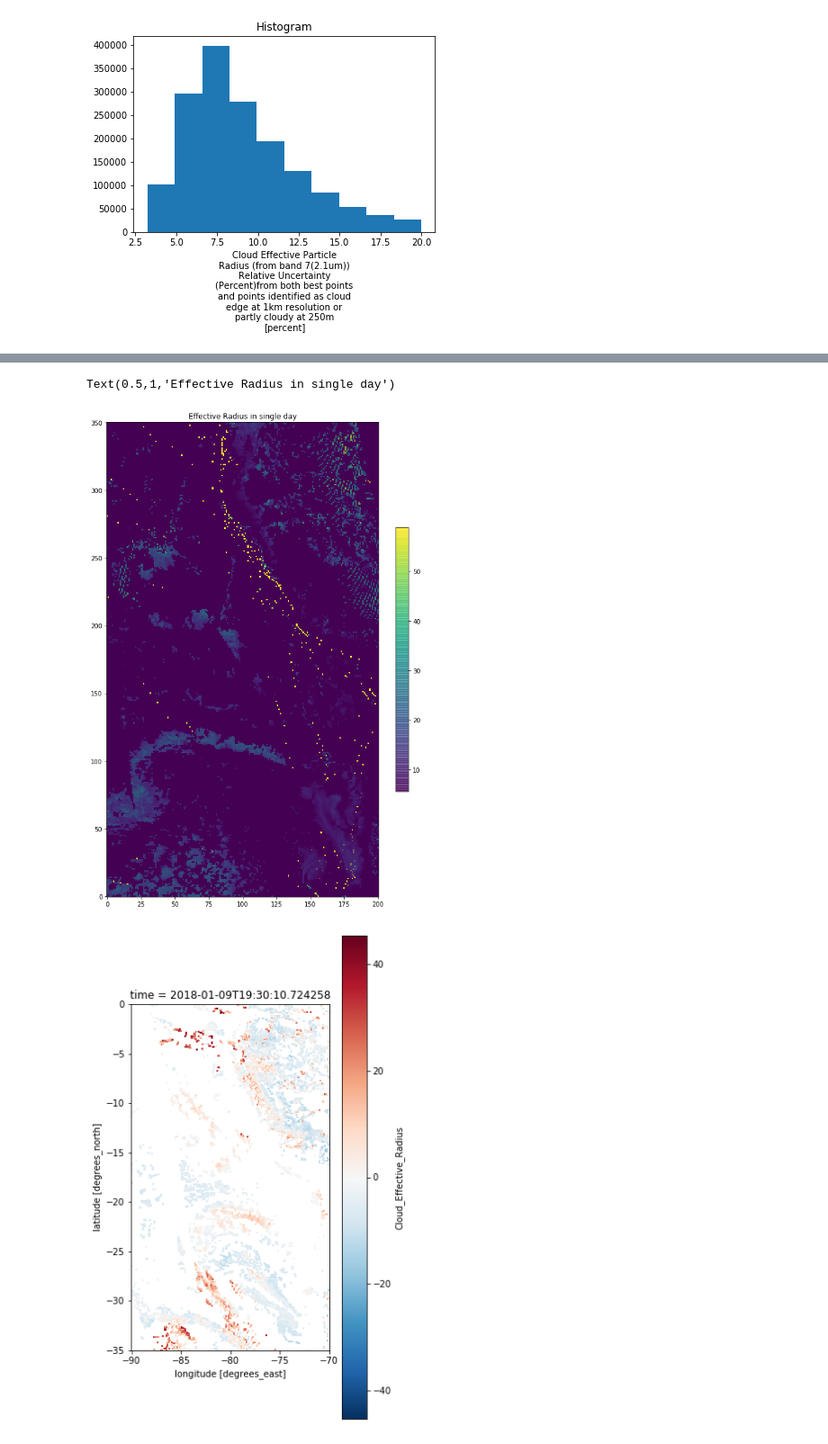
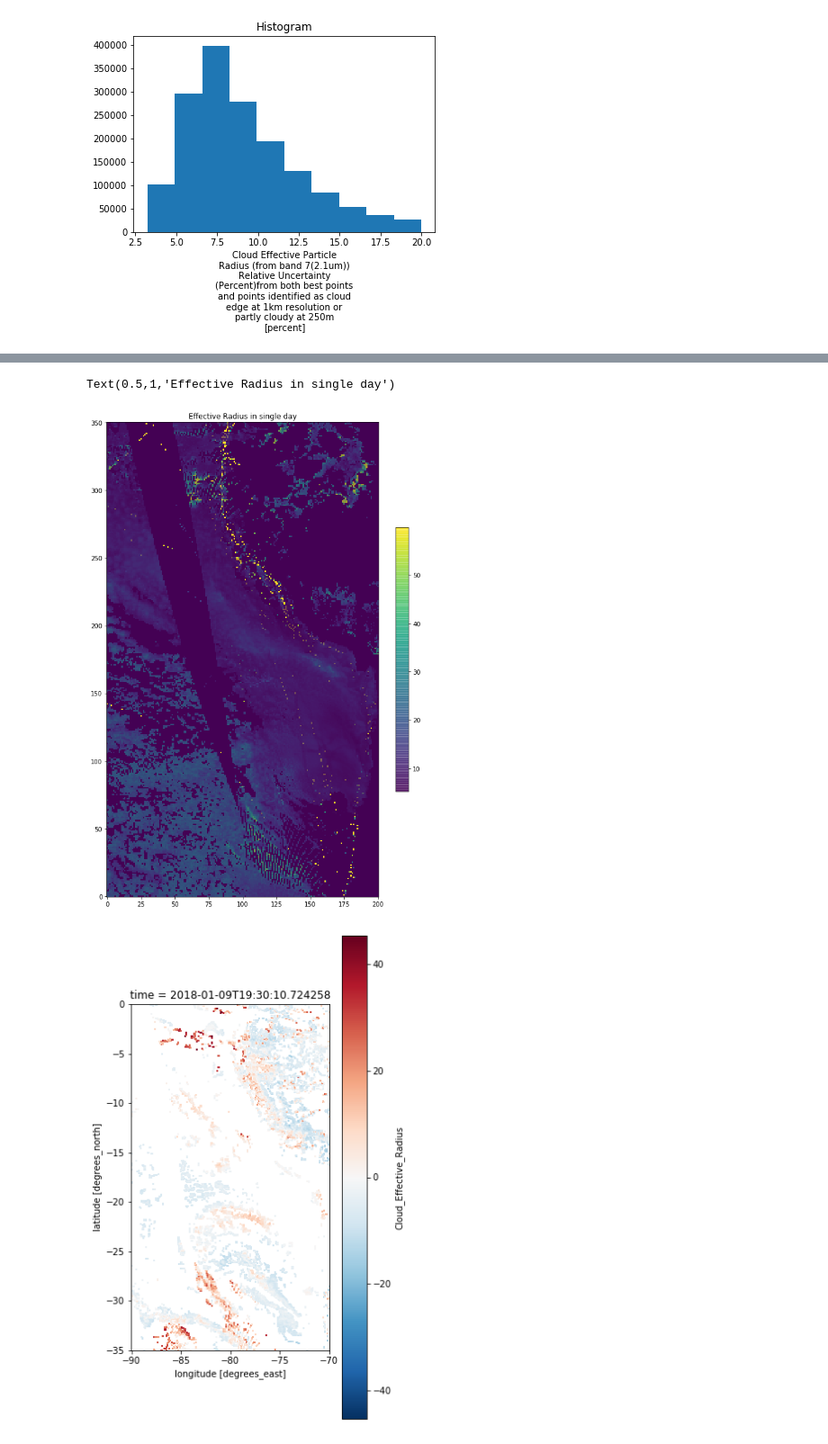
Before and after one commit to ManshaP/IV_shiptracks, a Jupyter notebook: 3_time_collapse_emissions.ipynb, the cells around one changed output, grey strips where cells are left out. Shown at 90% size. Cells and saved outputs as stored; diff of their text form; code cells hidden in the pictures.

```diff
--- a/3_time_collapse_emissions.ipynb
+++ b/3_time_collapse_emissions.ipynb
@@ -41,29 +41,30 @@ ds['Cloud_Effective_Radius_Uncertainty'].where(ds['Cloud_Effective_Radius_Uncert
  <a list of 10 Patch objects>)
 [figure]
 # %%
+unc=30
 da1=load_emis(emis_dir, month='01')
-re1=load_modis(modis_dir, month='01')
+re1=load_modis(modis_dir, month='01', uncert_thresh=unc)
 da2=load_emis(emis_dir, month='02')
-re2=load_modis(modis_dir, month='02')
+re2=load_modis(modis_dir, month='02', uncert_thresh=unc)
 da3=load_emis(emis_dir, month='03')
-re3=load_modis(modis_dir, month='03')
+re3=load_modis(modis_dir, month='03', uncert_thresh=unc)
 da4=load_emis(emis_dir, month='04')
-re4=load_modis(modis_dir, month='04')
+re4=load_modis(modis_dir, month='04', uncert_thresh=unc)
 da5=load_emis(emis_dir, month='05')
-re5=load_modis(modis_dir, month='05')
+re5=load_modis(modis_dir, month='05', uncert_thresh=unc)
 da6=load_emis(emis_dir, month='06')
-re6=load_modis(modis_dir, month='06')
+re6=load_modis(modis_dir, month='06', uncert_thresh=unc)
 da7=load_emis(emis_dir, month='07')
-re7=load_modis(modis_dir, month='07')
+re7=load_modis(modis_dir, month='07', uncert_thresh=unc)
 da8=load_emis(emis_dir, month='08')
-re8=load_modis(modis_dir, month='08')
+re8=load_modis(modis_dir, month='08', uncert_thresh=unc)
 da9=load_emis(emis_dir, month='09')
-re9=load_modis(modis_dir, month='09')
+re9=load_modis(modis_dir, month='09', uncert_thresh=unc)
 da10=load_emis(emis_dir, month='10')
-re10=load_modis(modis_dir, month='10')
+re10=load_modis(modis_dir, month='10', uncert_thresh=unc)
 da11=load_emis(emis_dir, month='11')
-re11=load_modis(modis_dir, month='11')
+re11=load_modis(modis_dir, month='11', uncert_thresh=unc)
 da12=load_emis(emis_dir, month='12')
-re12=load_modis(modis_dir, month='12')
+re12=load_modis(modis_dir, month='12', uncert_thresh=unc)
 # %% [output]
 0.12199776780100965
@@ -86,6 +106,6 @@ re12=load_modis(modis_dir, month='12')
 # %%
 comb_da=xr.concat([da1, da2, da3, da4, da5, da6, da7, da8, da9, da10, da11, da12], dim='time')
-comb_re=xr.concat([re1, re2, re3, re4, re5, re6, re7, re8, re9, re10, re11, re12], dim='time')
+comb_re=xr.concat([re1[0], re2[0], re3[0], re4[0], re5[0], re6[0], re7[0], re8[0], re9[0], re10[0], re11[0], re12[0]], dim='time')
 # comb_da=xr.concat([dam,da0,da, da2, da3], dim='time')
 # comb_re=xr.concat([rem,re0,re, re2, re3], dim='time')
 # %%
@@ -134,14 +181,14 @@ Text(0.5,1,'Effective Radius in single day')
 # %%
-day=13
+day=282
 fig=plt.figure(figsize=(10,20))
 ax2=fig.add_subplot(1,1,1)
-f2=ax2.imshow(time_collapse_emis(comb_da, hours=15, overpass_hour=18).isel(time=day).values, vmax=0.1, origin='lower')
+f2=ax2.imshow(time_collapse_emis(comb_da, hours=20, overpass_hour=24).isel(time=day).values, vmax=0.1, origin='lower')
 f2=ax2.imshow(comb_re.isel(time=day).values, origin='lower', alpha=0.7)
 fig.colorbar(f2,ax=ax2,shrink=0.4)
 ax2.set_title('Effective Radius in single day')
 # %% [output]
 Text(0.5,1,'Effective Radius in single day')
-[figure, old version]
+[figure, new version]
 # %%
 coarse_emis=coarsened_emis(comb_da)
 # %%
```
Also changed, not shown: parts of 4 cells of this notebook, 6 other files.
